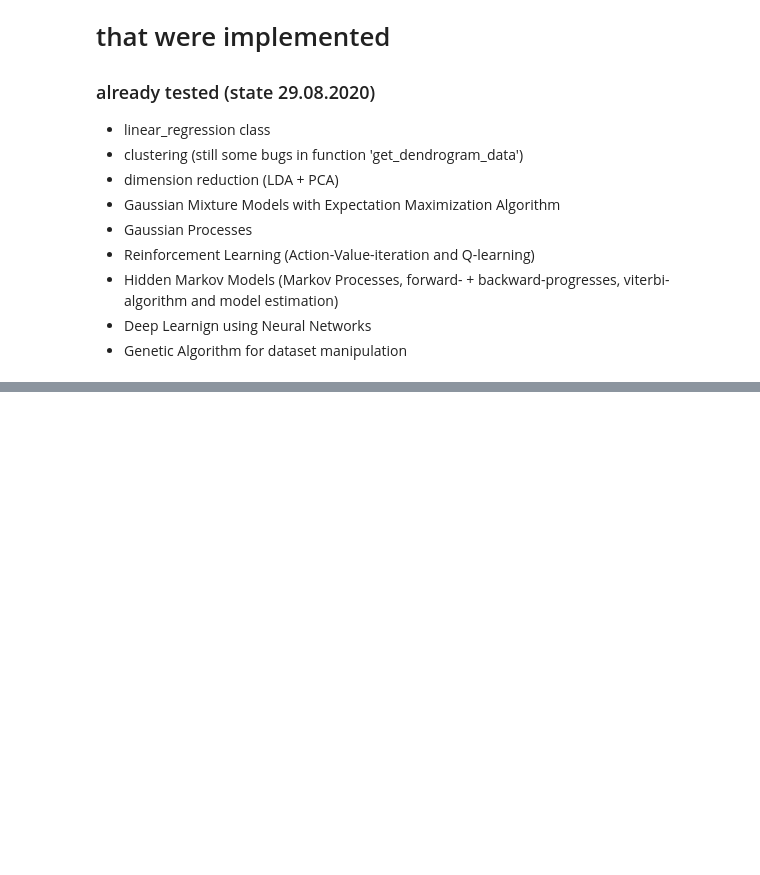
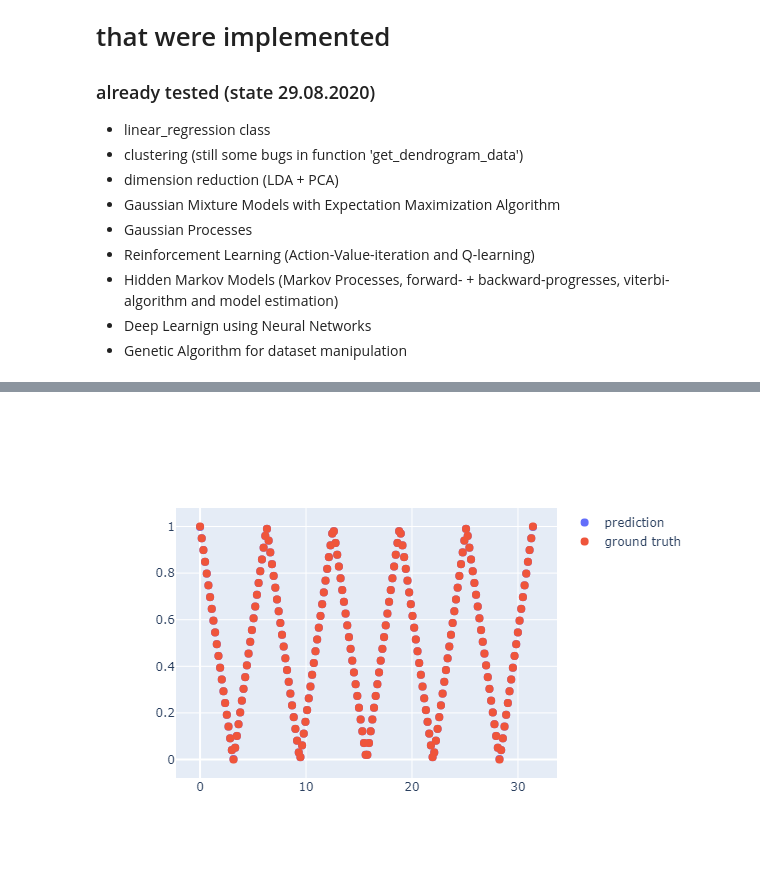
Before and after one commit to papstchaka/basic_ml, a Jupyter notebook: Test.ipynb, the cells around one changed output, grey strips where cells are left out. Drawn from its saved outputs; the diff is of its cells as text; code cells hidden in the pictures; blank space fills up the shorter version.

Commit message:
tested new implementation of the neural network

```diff
--- a/Test.ipynb
+++ b/Test.ipynb
@@ -200,0 +191,35 @@
+# %%
+import numpy as np
+from scipy import signal
+
+from library.preprocessing import MinMaxScaler
+scaler = MinMaxScaler()
+
+X = np.array([2*np.pi*np.linspace(0,5,200).astype(float) for _ in range(300)])
+y = np.array([(-1)**i * np.sin(x).astype(float) for i,x in enumerate(X)])
+
+y = np.array([np.abs(signal.sawtooth(x)).astype(float) for x in X])
+
+# X = np.array([np.random.randint(1,10) / 10 * np.linspace(0,5,200).astype(float) for _ in range(300)])
+# y = np.array([np.random.randint(1,10)/10 * x for x in X])
+
+y_ = scaler.fit_transform(y.T).T
+
+from library.deep_learning import Dense, ReLU, NeuralNetwork
+network = []
+network.append(Dense(X.shape[1],200, lr=1e-3))
+network.append(ReLU())
+network.append(Dense(200,100, lr=1e-3))
+network.append(ReLU())
+network.append(Dense(100,200, lr=1e-3))
+network.append(ReLU())
+network.append(Dense(200, X.shape[1], lr=1e-3))
+
+nn = NeuralNetwork(network)
+nn.train(X, y_, epochs=int(1e4), batch_size = 100)
+y_pred = nn.predict(X[0], y_[0], 1)
+
+# scaler = MinMaxScaler()
+# scaler.fit(y[0].T)
+# scaler.inverse_transform(y_pred.T).T
+# %% [output]
@@ -201,3 +227,4 @@
+[figure, added]
 # %%
 import numpy as np
 
```
Also changed, not shown: parts of 4 cells of this notebook.
